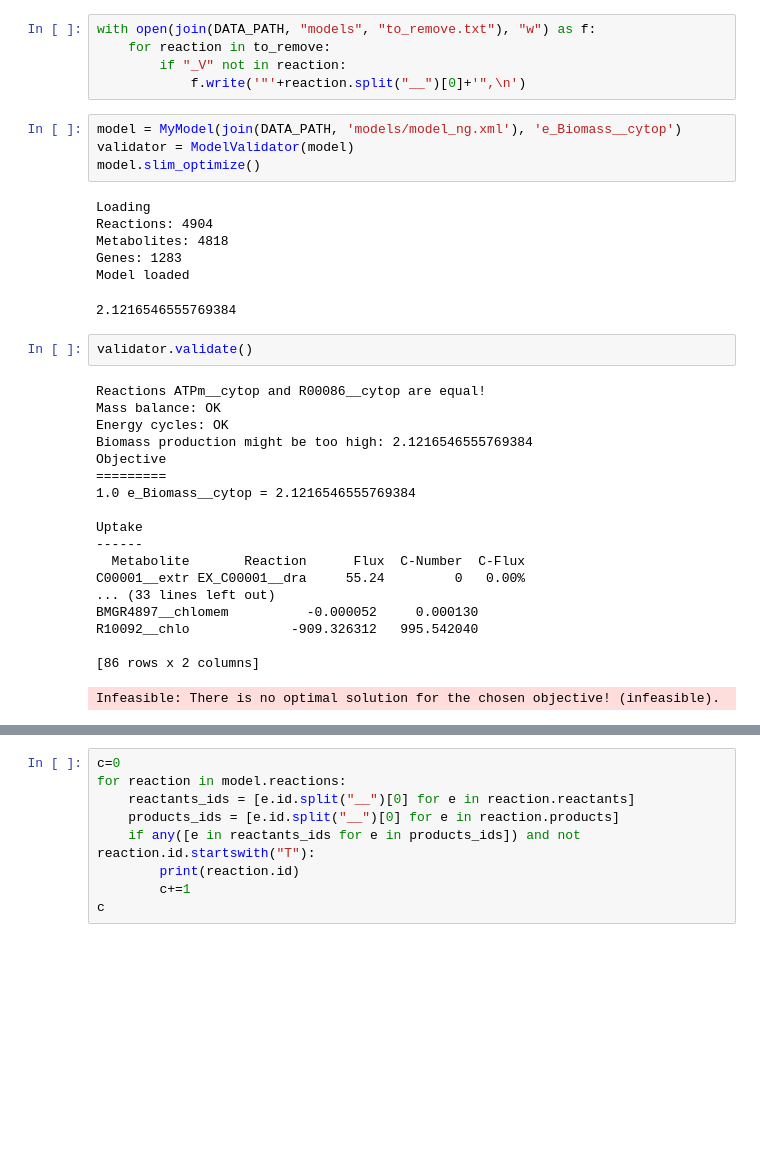
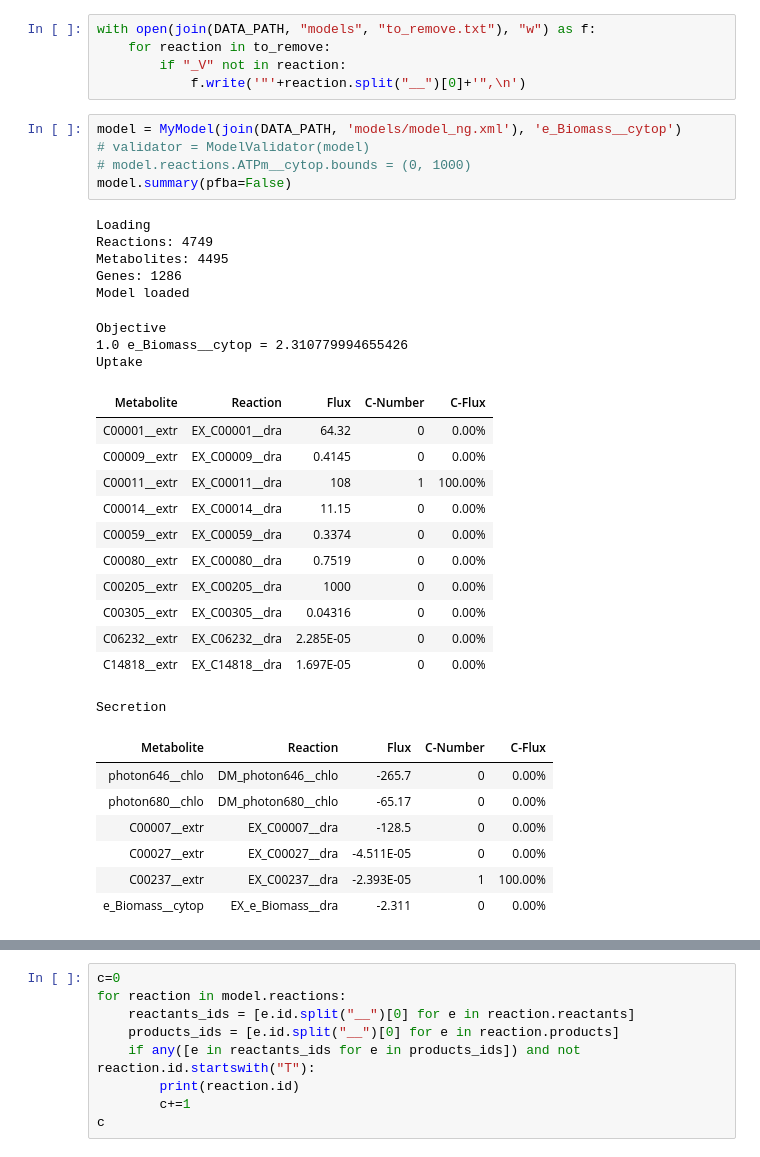
Before and after one commit to ecunha1996/GSMMutils, a Jupyter notebook: examples/Ngaditana.ipynb, the cells around one changed output, grey strips where cells are left out. Drawn from its saved outputs; the diff is of its cells as text; blank space fills up the shorter version.

```diff
--- a/examples/Ngaditana.ipynb
+++ b/examples/Ngaditana.ipynb
@@ -218,33 +124,34 @@ with open(join(DATA_PATH, "models", "to_remove.txt"), "w") as f:
             f.write('"'+reaction.split("__")[0]+'",\n')
 # %%
 model = MyModel(join(DATA_PATH, 'models/model_ng.xml'), 'e_Biomass__cytop')
-validator = ModelValidator(model)
-model.slim_optimize()
+# validator = ModelValidator(model)
+# model.reactions.ATPm__cytop.bounds = (0, 1000)
+model.summary(pfba=False)
 # %% [output]
 Loading
-Reactions: 4904
-Metabolites: 4818
-Genes: 1283
+Reactions: 4749
+Metabolites: 4495
+Genes: 1286
 Model loaded
-2.1216546555769384
+Objective
+1.0 e_Biomass__cytop = 2.310779994655426
+Uptake
+| Metabolite | Reaction | Flux | C-Number | C-Flux |
+| C00001__extr | EX_C00001__dra | 64.32 | 0 | 0.00% |
+| C00009__extr | EX_C00009__dra | 0.4145 | 0 | 0.00% |
+| C00011__extr | EX_C00011__dra | 108 | 1 | 100.00% |
+| C00014__extr | EX_C00014__dra | 11.15 | 0 | 0.00% |
+| C00059__extr | EX_C00059__dra | 0.3374 | 0 | 0.00% |
+| C00080__extr | EX_C00080__dra | 0.7519 | 0 | 0.00% |
+| C00205__extr | EX_C00205__dra | 1000 | 0 | 0.00% |
+| C00305__extr | EX_C00305__dra | 0.04316 | 0 | 0.00% |
+| C06232__extr | EX_C06232__dra | 2.285E-05 | 0 | 0.00% |
+| C14818__extr | EX_C14818__dra | 1.697E-05 | 0 | 0.00% |
+Secretion
+| Metabolite | Reaction | Flux | C-Number | C-Flux |
+| photon646__chlo | DM_photon646__chlo | -265.7 | 0 | 0.00% |
+| photon680__chlo | DM_photon680__chlo | -65.17 | 0 | 0.00% |
+| C00007__extr | EX_C00007__dra | -128.5 | 0 | 0.00% |
+| C00027__extr | EX_C00027__dra | -4.511E-05 | 0 | 0.00% |
+| C00237__extr | EX_C00237__dra | -2.393E-05 | 1 | 100.00% |
+| e_Biomass__cytop | EX_e_Biomass__dra | -2.311 | 0 | 0.00% |
-# %%
-validator.validate()
-# %% [output]
-Reactions ATPm__cytop and R00086__cytop are equal!
-Mass balance: OK
-Energy cycles: OK
-Biomass production might be too high: 2.1216546555769384
-Objective
-=========
-1.0 e_Biomass__cytop = 2.1216546555769384
-
-Uptake
-------
-  Metabolite       Reaction      Flux  C-Number  C-Flux
-C00001__extr EX_C00001__dra     55.24         0   0.00%
-... (33 lines left out)
-BMGR4897__chlomem          -0.000052     0.000130
-R10092__chlo             -909.326312   995.542040
-
-[86 rows x 2 columns]
-Infeasible: There is no optimal solution for the chosen objective! (infeasible).
```
Also changed, not shown: parts of 30 cells of this notebook, 7 other files.
